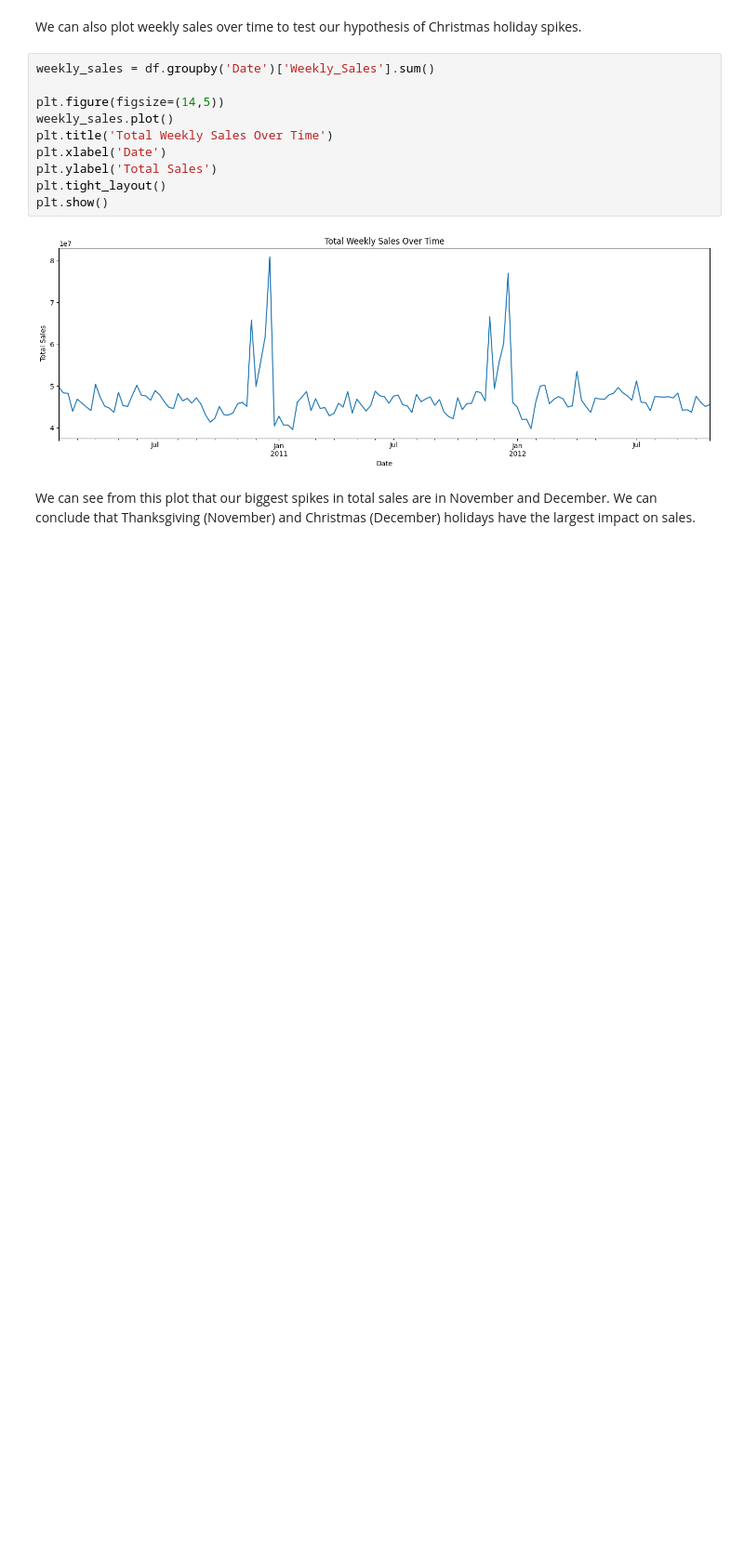
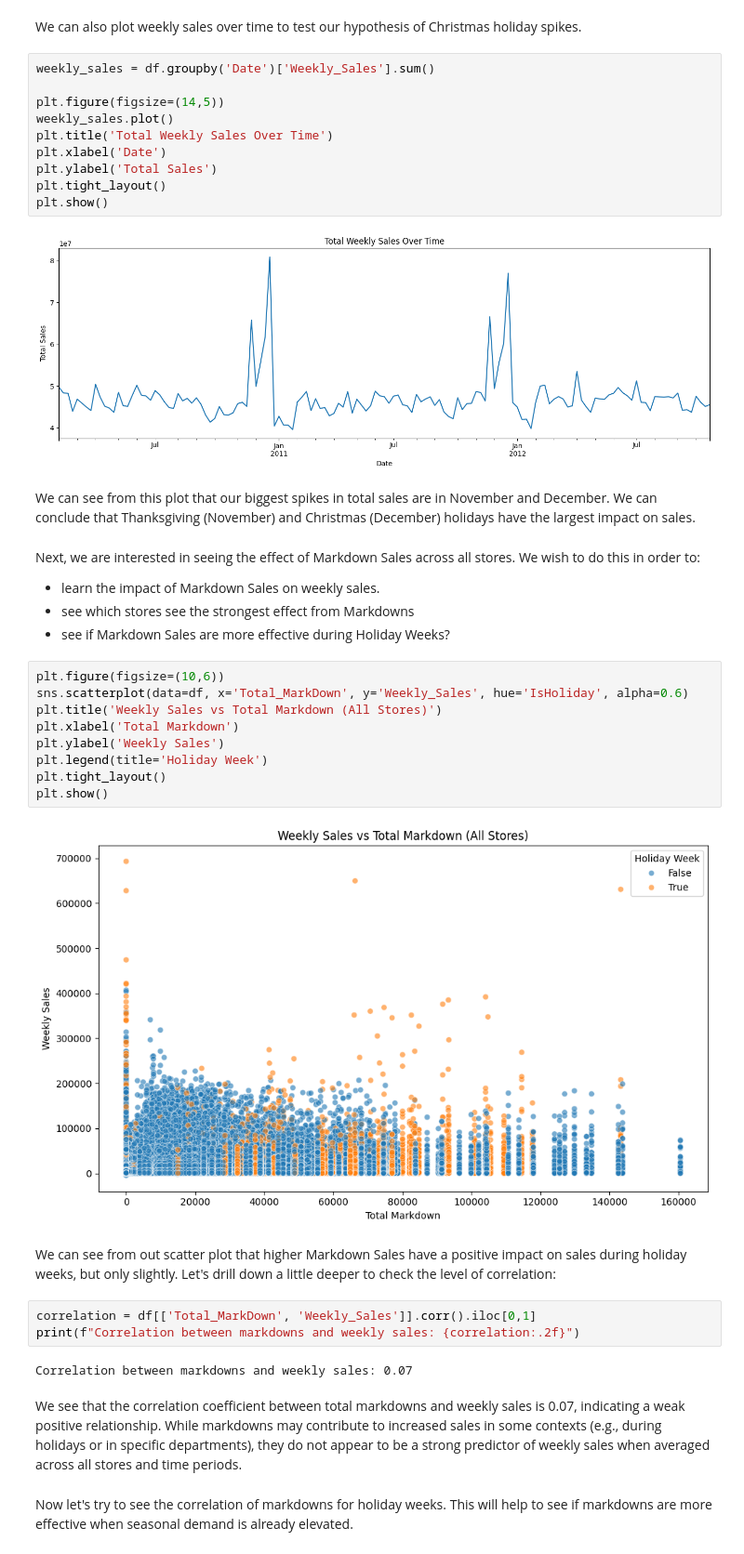
Before and after one commit to Richard-wv/wmca-da-project1, a Jupyter notebook: jupyter_notebooks/wmca-da-project1.ipynb, the cells around one changed output. Shown: that part at 93% size. Drawn from its saved outputs; the diff is of its cells as text; blank space fills up the shorter version.

```diff
--- a/jupyter_notebooks/wmca-da-project1.ipynb
+++ b/jupyter_notebooks/wmca-da-project1.ipynb
@@ -446,3 +446,33 @@ plt.show()
 # %% [markdown]
 We can see from this plot that our biggest spikes in total sales are in November and December.
 We can conclude that Thanksgiving (November) and Christmas (December) holidays have the largest impact on sales.
+# %% [markdown]
+Next, we are interested in seeing the effect of Markdown Sales across all stores.
+We wish to do this in order to:
+- learn the impact of Markdown Sales on weekly sales.
+- see which stores see the strongest effect from Markdowns
+- see if Markdown Sales are more effective during Holiday Weeks?
+# %%
+plt.figure(figsize=(10,6))
+sns.scatterplot(data=df, x='Total_MarkDown', y='Weekly_Sales', hue='IsHoliday', alpha=0.6)
+plt.title('Weekly Sales vs Total Markdown (All Stores)')
+plt.xlabel('Total Markdown')
+plt.ylabel('Weekly Sales')
+plt.legend(title='Holiday Week')
+plt.tight_layout()
+plt.show()
+# %% [output]
+[figure, added]
+# %% [markdown]
+We can see from out scatter plot that higher Markdown Sales have a positive impact on sales during holiday weeks, but only slightly.
+Let's drill down a little deeper to check the level of correlation:
+# %%
+correlation = df[['Total_MarkDown', 'Weekly_Sales']].corr().iloc[0,1]
+print(f"Correlation between markdowns and weekly sales: {correlation:.2f}")
+# %% [output]
+Correlation between markdowns and weekly sales: 0.07
+# %% [markdown]
+We see that the correlation coefficient between total markdowns and weekly sales is 0.07, indicating a weak positive relationship.
+While markdowns may contribute to increased sales in some contexts (e.g., during holidays or in specific departments), they do not appear to be a strong predictor of weekly sales when averaged across all stores and time periods.
+# %% [markdown]
+Now let's try to see the correlation of markdowns for holiday weeks. This will help to see if markdowns are more effective when seasonal demand is already elevated.
```
Also changed, not shown: parts of 12 cells of this notebook, 1 other file.
